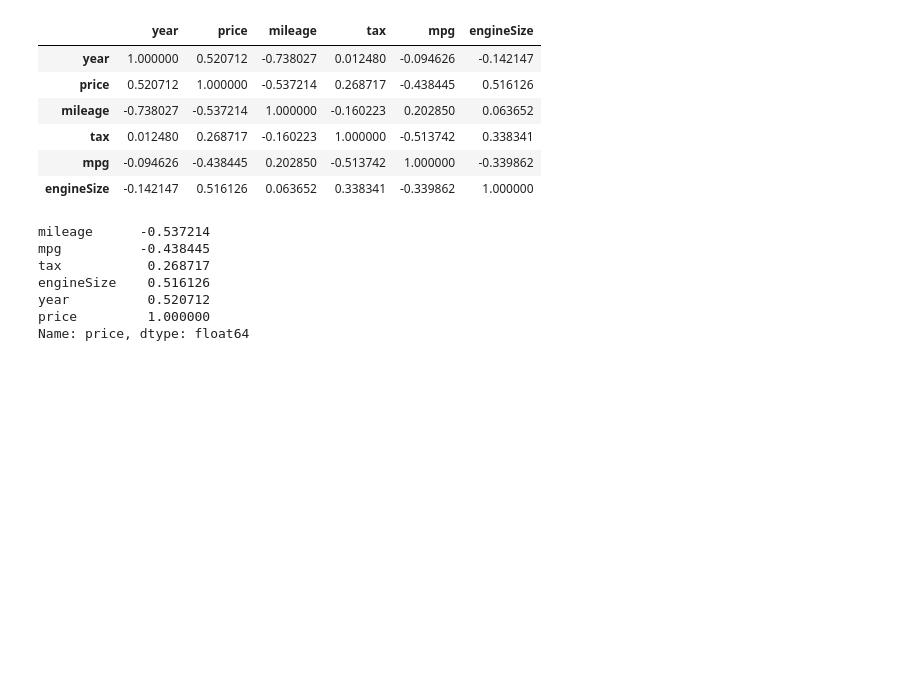
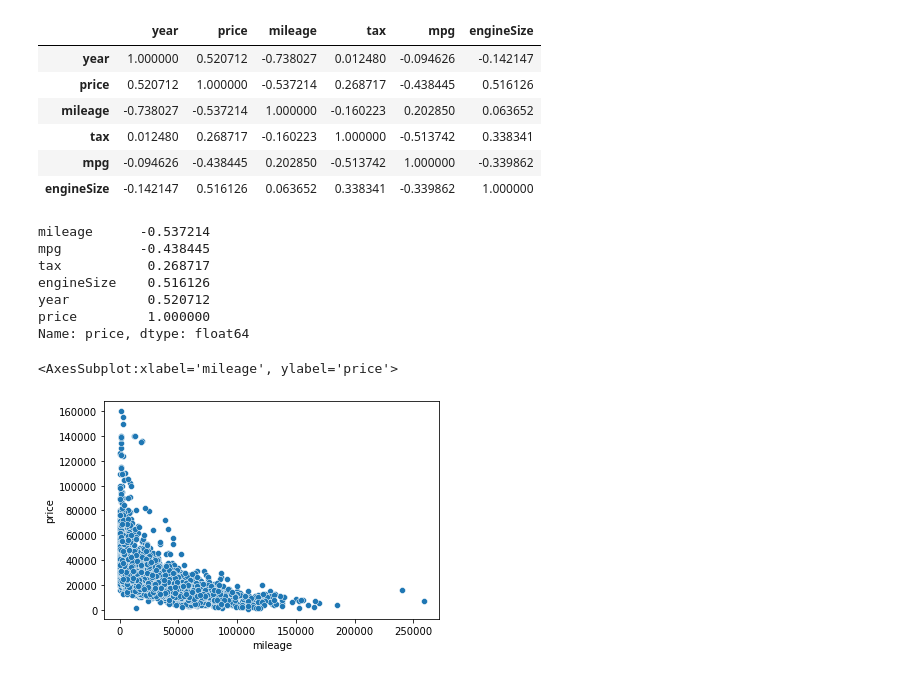
Before and after one commit to pectonic/What-I-learned, a Jupyter notebook: Python/BTK/tensorFlow/tensorFlow_car_pricing.ipynb, the cells around one changed output. Drawn from its saved outputs; the diff is of its cells as text; code cells hidden in the pictures; blank space fills up the shorter version.

```diff
--- a/Python/BTK/tensorFlow/tensorFlow_car_pricing.ipynb
+++ b/Python/BTK/tensorFlow/tensorFlow_car_pricing.ipynb
@@ -98,3 +98,8 @@ engineSize    0.516126
 year          0.520712
 price         1.000000
 Name: price, dtype: float64
+# %%
+sbn.scatterplot(x='mileage',y='price',data=dataFrame) # mileage arttikca fiyat azaliyor
+# %% [output]
+<AxesSubplot:xlabel='mileage', ylabel='price'>
+[figure, added]
```
Also changed, not shown: parts of 38 cells of this notebook, 1 other file.
